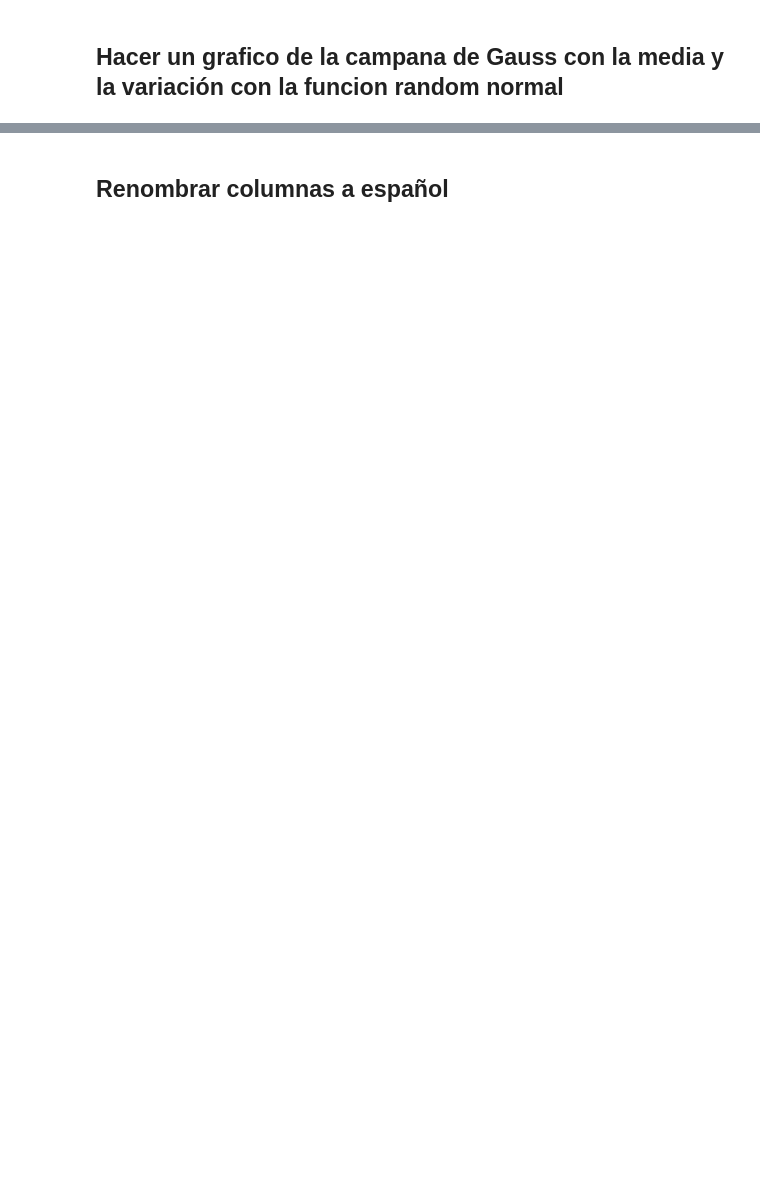
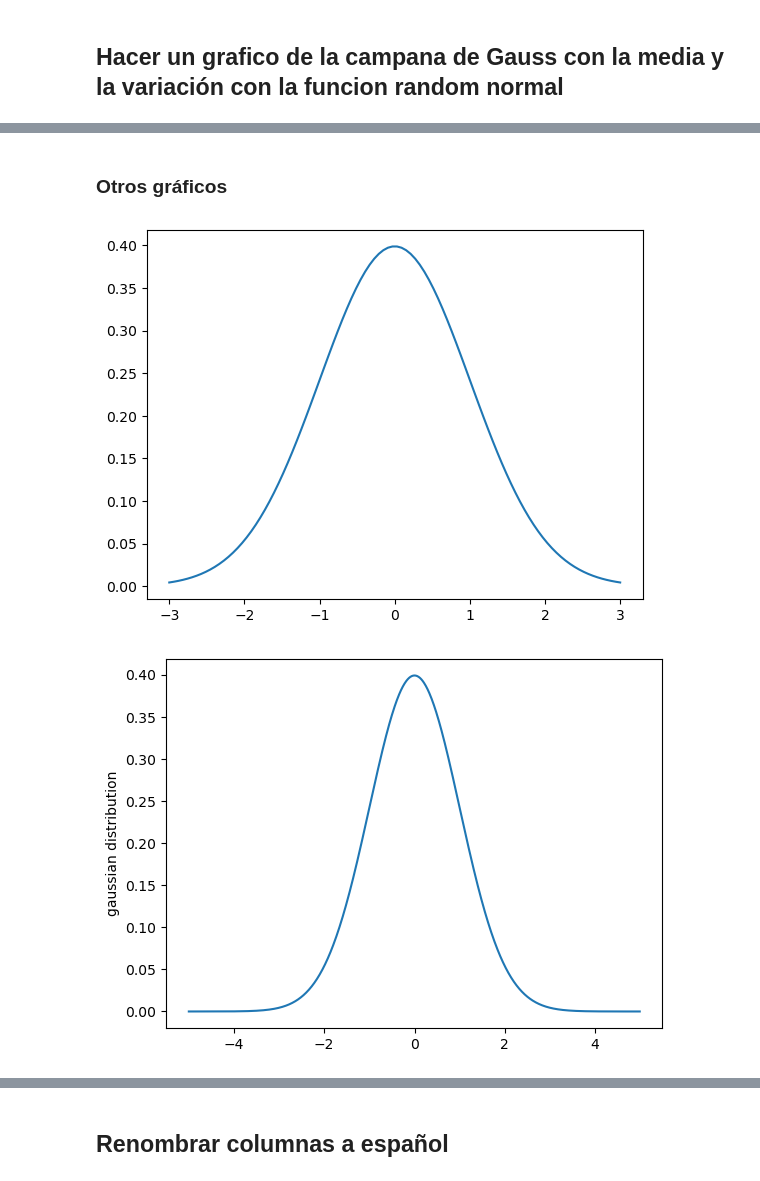
Before and after one commit to augusto-zimmermann/LABO-2, a Jupyter notebook: PrimerParcial/Practica2/Ejercicio_integrador_pandas.ipynb, the cells around one changed output, grey strips where cells are left out. Cells and saved outputs as stored; diff of their text form; code cells hidden in the pictures; blank space fills up the shorter version.

```diff
--- a/PrimerParcial/Practica2/Ejercicio_integrador_pandas.ipynb
+++ b/PrimerParcial/Practica2/Ejercicio_integrador_pandas.ipynb
@@ -88,0 +112,51 @@ import matplotlib.pyplot as plt
+# %% [markdown]
+### Otros gráficos
+# %%
+# De StackOverflow (el original de arriba)
+
+mu = 0
+variance = 1
+sigma = math.sqrt(variance)
+x = np.linspace(mu - 3*sigma, mu + 3*sigma, 100)
+plt.plot(x, stats.norm.pdf(x, mu, sigma))
+plt.show()
+
+# -------------------------------------------------------------------
+
+# De StackOverflow
+mean = 0; std = 1; variance = np.square(std)
+x = np.arange(-5,5,.01)
+f = np.exp(-np.square(x-mean)/2*variance)/(np.sqrt(2*np.pi*variance))
+
+plt.plot(x,f)
+plt.ylabel('gaussian distribution')
+plt.show()
+
+# -------------------------------------------------------------------
+
+# Datos
+data = array_dolares
+# Crear el histograma
+plt.hist(data)
+# Añadir título y etiquetas
+plt.title("Ejemplo de Histograma")
+plt.xlabel("Valor")
+plt.ylabel("Frecuencia")
+# Mostrar el gráfico
+plt.show()
+
+# -------------------------------------------------------------------
+
+# Datos
+data = np.random.randn(1000)
+# Crear el histograma
+plt.hist(data)#, bins=30)
+# Añadir título y etiquetas
+plt.title("Ejemplo de Histograma")
+plt.xlabel("Valor")
+plt.ylabel("Frecuencia")
+# Mostrar el gráfico
+plt.show()
+# %% [output]
+[figure, added]
+[figure, added]
```
Also changed, not shown: parts of 11 cells of this notebook.
